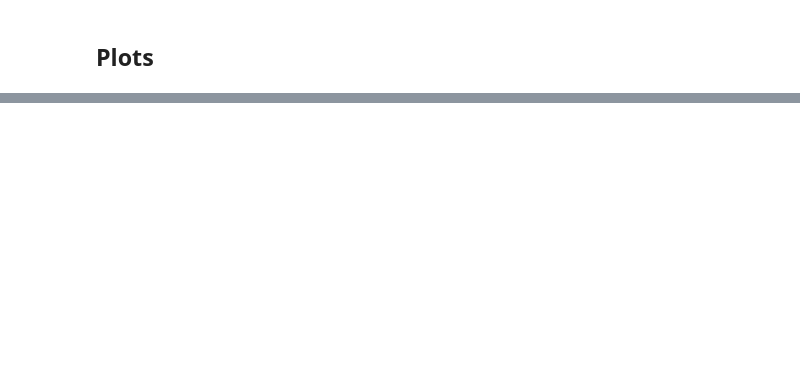
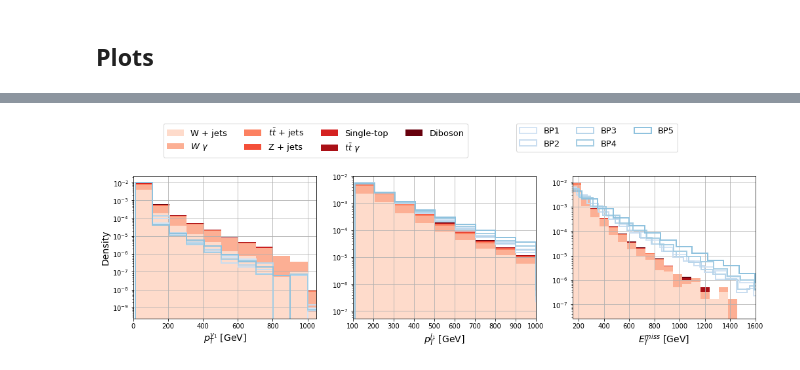
Before and after one commit to Martindelosrios/MLLHC, a Jupyter notebook: codes/AnalysisVars.ipynb, the cells around one changed output, grey strips where cells are left out. Drawn from its saved outputs; the diff is of its cells as text; code cells hidden in the pictures; blank space fills up the shorter version.

```diff
--- a/codes/AnalysisVars.ipynb
+++ b/codes/AnalysisVars.ipynb
@@ -707,0 +836,78 @@ ax[ncol].set_xlim(0,450)
+# %%
+fig,ax = plt.subplots(1,3, figsize = (17,4))
+
+# Pt Photon -----------------------------------------------------------------------------------------------------------------------
+ncol  = 0
+nbins = np.array([  10.,  109.,  208.,  307.,  406.,  505.,  604.,  703.,  802.,
+         901., 1000.,10000])
+
+bkg_list = [photon_wjets[:wjets_sample,0], photon_wgamma[:wgamma_sample,0], photon_ttjets[:ttjets_sample,0],
+            photon_zjets[:zjets_sample,0],
+            np.concatenate((photon_tj[:tj_sample,0], photon_tb[:tb_sample,0], photon_tw[:tw_sample,0])),
+            photon_ttgamma[:ttgamma_sample,0],
+            np.concatenate((photon_zz[:zz_sample,0],photon_wz[:wz_sample,0],photon_ww[:ww_sample,0]))
+           ]
+
+ax[ncol].hist(bkg_list , bins = nbins, stacked=True, density=True, color = colors)
+ax[ncol].legend(labels = bkg_labels,fontsize=13,bbox_to_anchor=(1.85, 1.4), ncol = 4)
+
+
+for i in BPs2plot:
+    ax[ncol].hist(photon_NP[i][:,0], bins=nbins, lw=2, edgecolor=cmap(i+3), histtype='step', zorder=2, density = True)
+
+ax[ncol].grid()
+ax[ncol].set_xlabel(r"$p_{T}^{\gamma_{1}}$ [GeV]",fontsize=14)
+ax[ncol].set_yscale('log')
+ax[ncol].set_xlim(0,1050)
+ax[ncol].set_ylabel("Density",fontsize=14)
+
+
+# Pt jet -----------------------------------------------------------------------------------------------------------------------
+ncol = 1
+nbins = np.array([109.,  208.,  307.,  406.,  505.,  604.,  703.,  802.,
+         901., 1000.,10000])
+
+bkg_list = [jet_wjets[:wjets_sample,0], jet_wgamma[:wgamma_sample,0], jet_ttjets[:ttjets_sample,0],
+            jet_zjets[:zjets_sample,0],
+            np.concatenate((jet_tj[:tj_sample,0], jet_tb[:tb_sample,0], jet_tw[:tw_sample,0])),
+            jet_ttgamma[:ttgamma_sample,0],
+            np.concatenate((jet_zz[:zz_sample,0],jet_wz[:wz_sample,0],jet_ww[:ww_sample,0]))
+           ]
+ax[ncol].hist(bkg_list , bins = nbins, stacked=True, density=True, color = colors)
+
+for i in BPs2plot:
+    ax[ncol].hist(jet_NP[i][:,0], bins=nbins, lw=2, edgecolor=cmap(i+3), histtype='step', zorder=2, density = True, label = 'BP'+ str(i+1))
+ax[ncol].legend(loc='upper right',fontsize=13,bbox_to_anchor=(1.8, 1.4), ncol = 3)
+
+ax[ncol].grid()
+ax[ncol].set_xlabel(r"$p_{T}^{j_{1}}$ [GeV]",fontsize=14)
+ax[ncol].set_yscale('log')
+ax[ncol].set_xlim(100,1000)
+
+
+
+# Pt MET -----------------------------------------------------------------------------------------------------------------------
+ncol = 2
+nbins = 20
+bin_range = [150,1600]
+
+bkg_list = [MET_wjets[:wjets_sample,0], MET_wgamma[:wgamma_sample,0], MET_ttjets[:ttjets_sample,0],
+            MET_zjets[:zjets_sample,0],
+            np.concatenate((MET_tj[:tj_sample,0], MET_tb[:tb_sample,0], MET_tw[:tw_sample,0])),
+            MET_ttgamma[:ttgamma_sample,0],
+            np.concatenate((MET_zz[:zz_sample,0],MET_wz[:wz_sample,0],MET_ww[:ww_sample,0]))
+           ]
+ax[ncol].hist(bkg_list , bins = nbins, stacked=True, density=True, color = colors, range = bin_range)
+
+for i in BPs2plot:
+    ax[ncol].hist(MET_NP[i][:,0], bins=nbins, lw=2, edgecolor=cmap(i+3), histtype='step', zorder=2, density = True)
+
+
+ax[ncol].grid()
+ax[ncol].set_xlabel(r"$E_{T}^{miss}$ [GeV]",fontsize=14)
+ax[ncol].set_yscale('log')
+ax[ncol].set_xlim(150,1600)
+
+plt.savefig('../graph/PT_photon_PT_jet_ETmiss.pdf', bbox_inches='tight')
+# %% [output]
+[figure, added]
```
Also changed, not shown: parts of 17 cells of this notebook.
